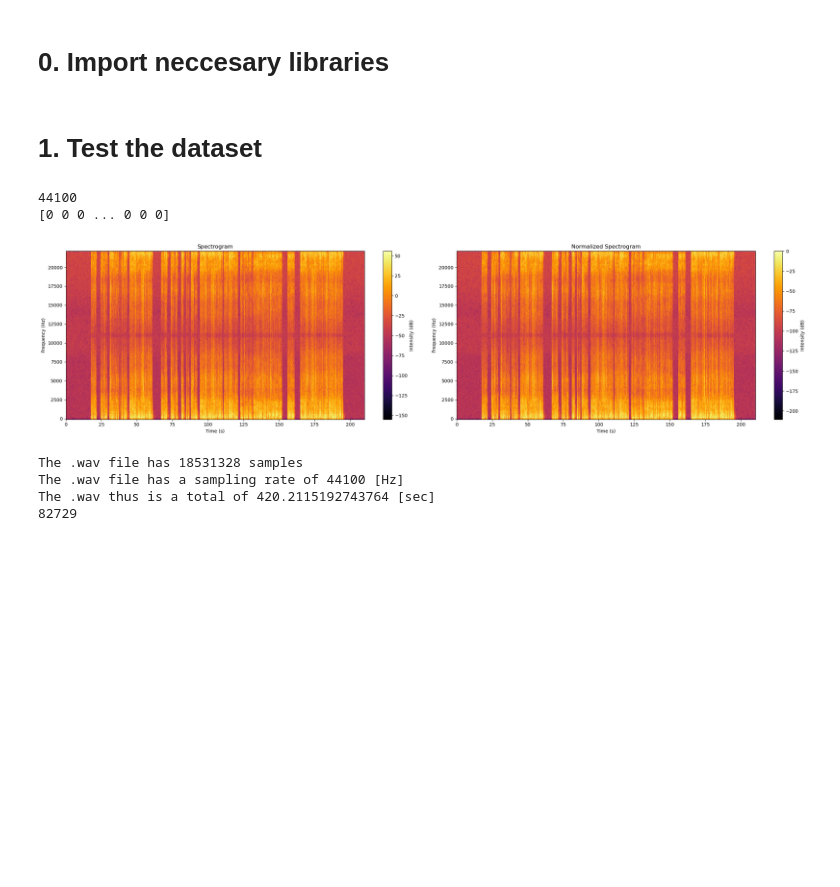
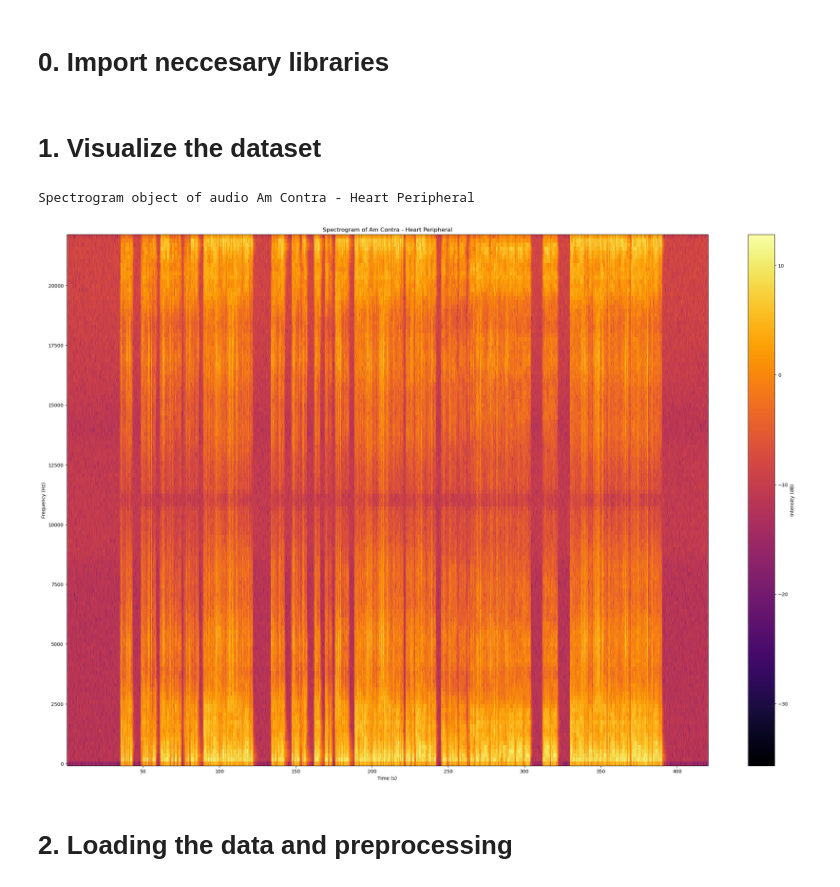
Before and after one commit to NicholasGranlund/SSY340-Music-Isolation-Project, a Jupyter notebook: musicisolator.ipynb, the cells around one changed output. Cells and saved outputs as stored; diff of their text form; code cells hidden in the pictures; blank space fills up the shorter version.

Commit message:
Added notebook for data processing

```diff
--- a/musicisolator.ipynb
+++ b/musicisolator.ipynb
@@ -9,61 +13,2 @@ from scipy.signal import spectrogram
 # %% [markdown]
-# 1. Test the dataset
+# 1. Visualize the dataset
-# %%
-# Load the audio file
-audio_file_path = './music_data/musdb18hq/test/Am Contra - Heart Peripheral/vocals.wav'
-
-# Open the .wav file
-audio_file = wave.open(audio_file_path, 'rb')
-
-# Read audio data
-signal = np.frombuffer(audio_file.readframes(-1), dtype=np.int16)
-sample_rate = audio_file.getframerate()
-print(sample_rate)
-print(signal)
-
-# Close the .wav file
-audio_file.close()
-
-# Compute the spectrogram
-f, t, Sxx = spectrogram(x=signal, fs=sample_rate)
-
-duration = len(signal) / sample_rate  # Duration of the audio in seconds
-t_corrected = np.linspace(0, duration/2, len(Sxx[0]), endpoint=False)  # Generate corrected time axis
-
-# Normalize the spectrogram
-normalized_spectrogram = (Sxx - np.min(Sxx)) / (np.max(Sxx) - np.min(Sxx))
-
-# Plot the spectrogram
-fig, axes = plt.subplots(1,2, figsize=(24, 6))
-
-# Plot the regular spectrogram
-im1 = axes[0].pcolormesh(t_corrected, f, 10 * np.log10(Sxx), cmap='inferno')  # Applying log scale for better visualization
-axes[0].set_ylabel('Frequency (Hz)')
-axes[0].set_xlabel('Time (s)')
-axes[0].set_title('Spectrogram')
-plt.colorbar(im1, ax=axes[0], label='Intensity (dB)')  # Add colorbar to the first subplot
-
-# Plot the normalized spectrogram
-im2 = axes[1].pcolormesh(t_corrected, f, 10 * np.log10(normalized_spectrogram), cmap='inferno')  # Applying log scale for better visualization
-axes[1].set_ylabel('Frequency (Hz)')
-axes[1].set_xlabel('Time (s)')
-axes[1].set_title('Normalized Spectrogram')
-plt.colorbar(im2, ax=axes[1], label='Intensity (dB)')  # Add colorbar to the second subplot
-
-plt.tight_layout()
-plt.show()
-# %% [output]
-44100
-[0 0 0 ... 0 0 0]
-[figure, removed]
-# %%
-print(f'The .wav file has {len(signal)} samples')
-print(f'The .wav file has a sampling rate of {sample_rate} [Hz]')
-print(f'The .wav thus is a total of {len(signal)/sample_rate} [sec]')
-
-print(len(t))
-# %% [output]
-The .wav file has 18531328 samples
-The .wav file has a sampling rate of 44100 [Hz]
-The .wav thus is a total of 420.2115192743764 [sec]
-82729
@@ -69,0 +78,18 @@ The .wav thus is a total of 420.2115192743764 [sec]
+# %%
+
+audio_file_path_mix = './music_data/musdb18hq/test/Am Contra - Heart Peripheral/vocals.wav'
+my_spectrogram = MUSDB18Spectrogram(audio_file_path_mix)
+print(a)
+
+my_spectrogram.visualize()
+
+my_spectrogram.sample_rate
+
+tensor = my_spectrogram.get_tensor()
+
+torch.save(tensor, './music_data/musdb18hq/test.pt')
+# %% [output]
+Spectrogram object of audio Am Contra - Heart Peripheral
+[figure, added]
+# %% [markdown]
+# 2. Loading the data and preprocessing
```
Also changed, not shown: parts of 5 cells of this notebook, 1 other file.
